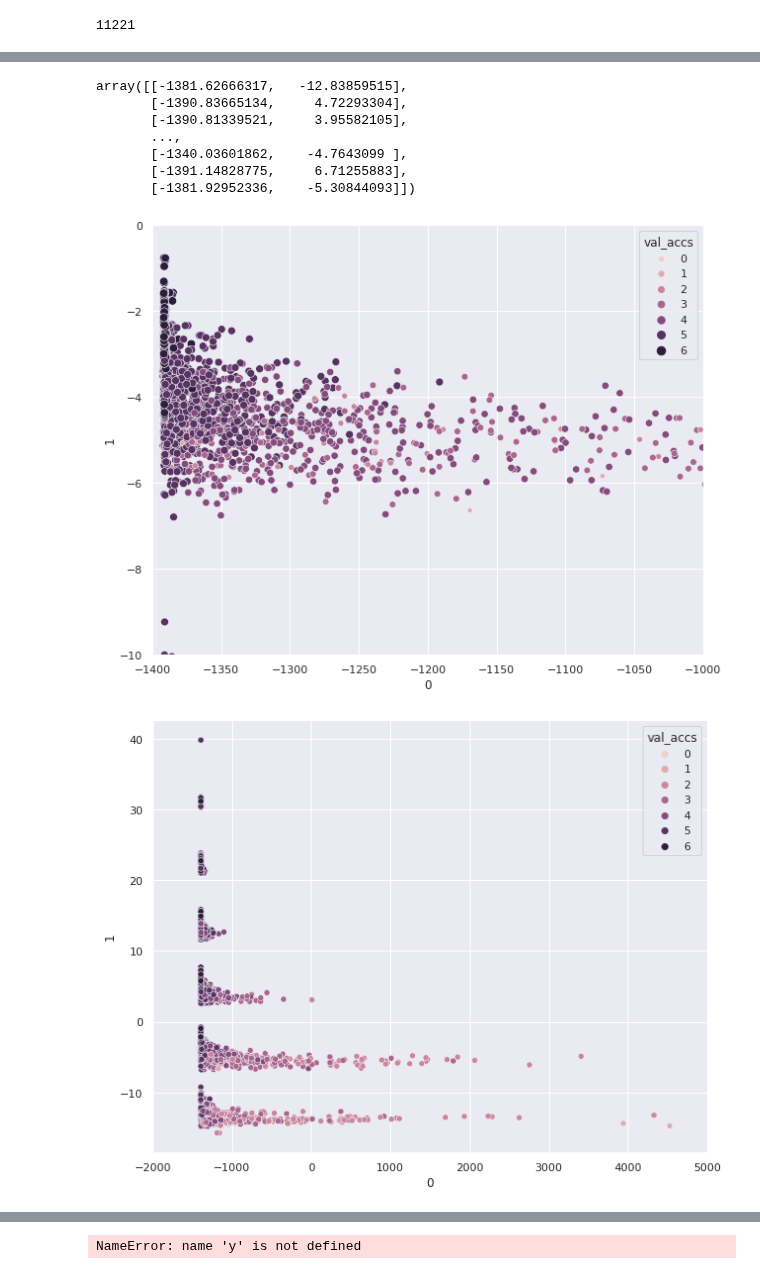
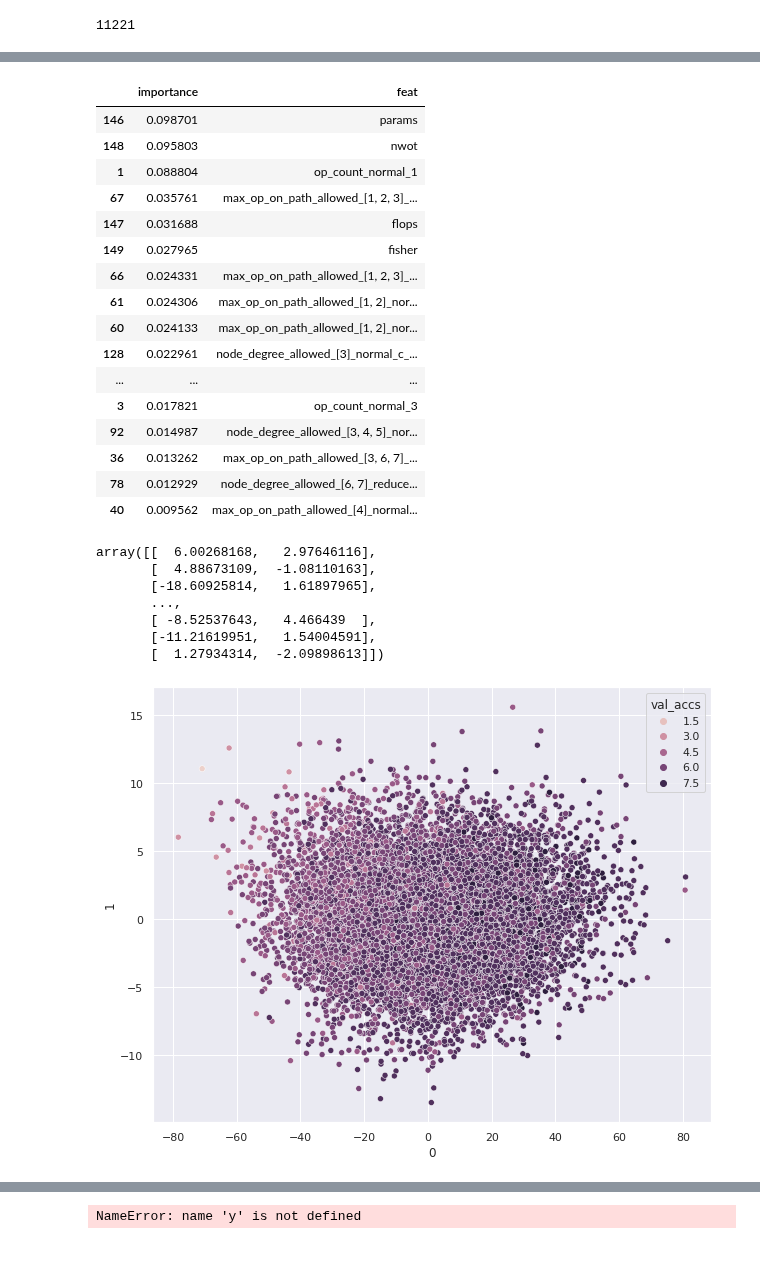
Before and after one commit to gabikadlecova/zc_combine, a Jupyter notebook: features/nb301.ipynb, the cells around one changed output, grey strips where cells are left out. Drawn from its saved outputs; the diff is of its cells as text; code cells hidden in the pictures.

```diff
--- a/features/nb301.ipynb
+++ b/features/nb301.ipynb
@@ -207,15 +190,15 @@ len(data)
 # %% [output]
 11221
 # %%
-ts = 1000
-seed = 43
+ts = 100
+seed = 50
 
 all_proxies = False
 prox_to_include = []
 prox_to_include = ['nwot', 'fisher']
 with_features = True
 
-features = ['op_count', 'min_path_len', 'max_op_on_path', 'node_degree']
+features = ['op_count', 'max_op_on_path', 'node_degree']
 feat_list = features if with_features else []
 
 # proxies to add to data
@@ -223,9 +206,11 @@ def_proxlist = ['params', 'flops'] if prox_to_include is None else ['params', 'f
 prox_list = proxy_cols if all_proxies else def_proxlist
 
 fd, fy = get_dataset(feature_dataset, data, feat_list, prox_list)
+fd = fd[[c for c in fd.columns if 'avg' not in c]]
+#fd = fd[[c for c in fd.columns if c in topcols['feat'].to_numpy()]]
 train_X, test_X, train_y, test_y = get_splits(fd, fy, train_size=ts, seed=seed)
 
-rfs, res = eval_rf(train_X, test_X, train_y, test_y, n_times=5)
+rfs, res = eval_rf(train_X, test_X, train_y, test_y, n_times=5, n_estimators=100)
 print_means(res)
 rf_fitted = rfs[0]
 preds = rf_fitted.predict(fd)
@@ -268,3 +307,24 @@ pd.DataFrame({"importance": imps, "feat": fd.columns})
+# %%
+topcols = imps.sort_values('importance', ascending=False)[:20]
+topcols
+# %% [output]
+|  | importance | feat |
+| 146 | 0.098701 | params |
+| 148 | 0.095803 | nwot |
+| 1 | 0.088804 | op_count_normal_1 |
+| 67 | 0.035761 | max_op_on_path_allowed_[1, 2, 3]_... |
+| 147 | 0.031688 | flops |
+| 149 | 0.027965 | fisher |
+| 66 | 0.024331 | max_op_on_path_allowed_[1, 2, 3]_... |
+| 61 | 0.024306 | max_op_on_path_allowed_[1, 2]_nor... |
+| 60 | 0.024133 | max_op_on_path_allowed_[1, 2]_nor... |
+| 128 | 0.022961 | node_degree_allowed_[3]_normal_c_... |
+| ... | ... | ... |
+| 3 | 0.017821 | op_count_normal_3 |
+| 92 | 0.014987 | node_degree_allowed_[3, 4, 5]_nor... |
+| 36 | 0.013262 | max_op_on_path_allowed_[3, 6, 7]_... |
+| 78 | 0.012929 | node_degree_allowed_[6, 7]_reduce... |
+| 40 | 0.009562 | max_op_on_path_allowed_[4]_normal... |
 # %%
 from sklearn.decomposition import PCA
 
@@ -273,35 +333,22 @@ pca = PCA(n_components=2)
 pca_data = pca.fit_transform(pca_data)
 pca_data
 # %% [output]
-array([[-1381.62666317,   -12.83859515],
-       [-1390.83665134,     4.72293304],
-       [-1390.81339521,     3.95582105],
+array([[  6.00268168,   2.97646116],
+       [  4.88673109,  -1.08110163],
+       [-18.60925814,   1.61897965],
        ...,
-       [-1340.03601862,    -4.7643099 ],
-       [-1391.14828775,     6.71255883],
-       [-1381.92952336,    -5.30844093]])
+       [ -8.52537643,   4.466439  ],
+       [-11.21619951,   1.54004591],
+       [  1.27934314,  -2.09898613]])
 # %%
 val_accss = data['val_accs'].to_numpy()
 plot_dd = pd.DataFrame(pca_data)
-plot_dd['val_accs'] = val_accss // 7
+plot_dd['val_accs'] = (val_accss - 86) // 1
 
-
-plt.figure(figsize=(10,8))
-sns.scatterplot(data=plot_dd, x=0, y=1, hue='val_accs', size='val_accs')
-plt.xlim(-1400, -1000)
-#plt.xlim(-1392, -1387)
-plt.ylim(-10, 0)
-plt.show()
-
-plt.figure(figsize=(10,8))
-sns.scatterplot(data=plot_dd, x=0, y=1, hue='val_accs')
-plt.xlim(-2000, 5000)
-plt.show()
 
 plt.figure(figsize=(10,8))
 sns.scatterplot(data=plot_dd, x=0, y=1, hue='val_accs')
 #plt.xlim(-2000, 5000)
 plt.show()
 # %% [output]
-[figure, old version]
+[figure, new version]
-[figure, removed]
```
Also changed, not shown: parts of 13 cells of this notebook, 3 other files.
